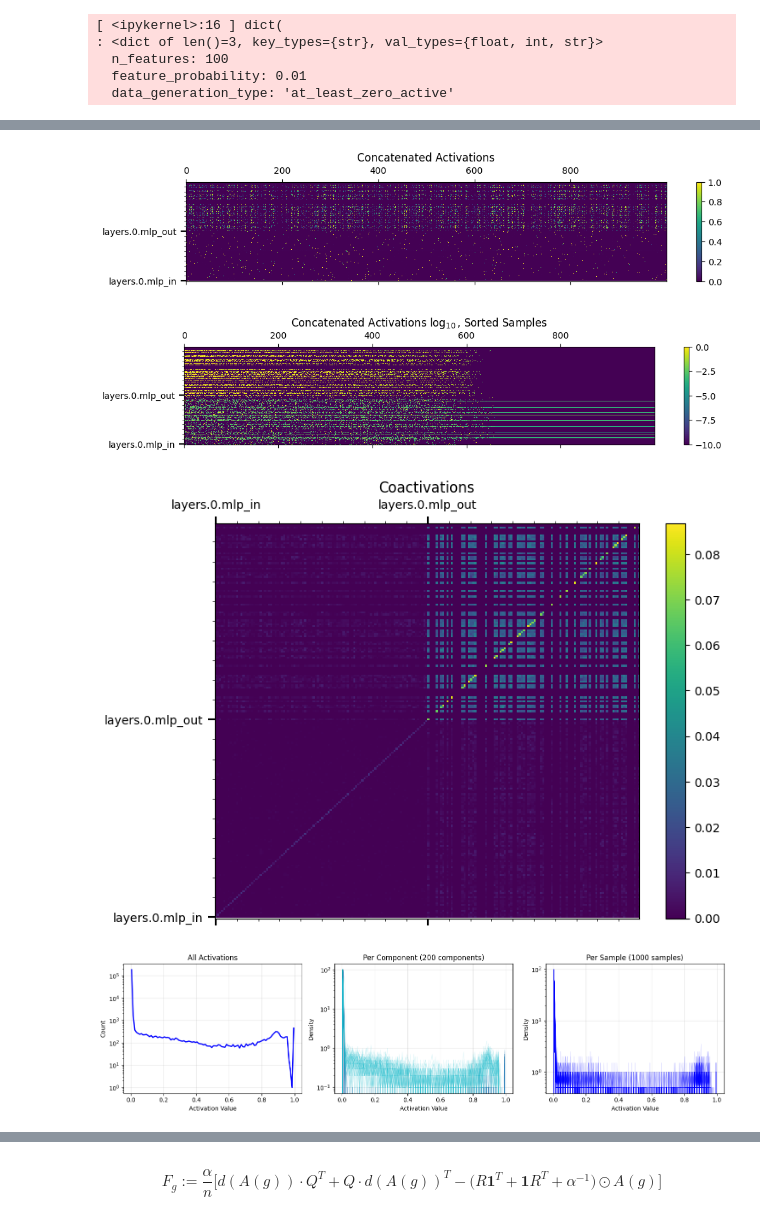
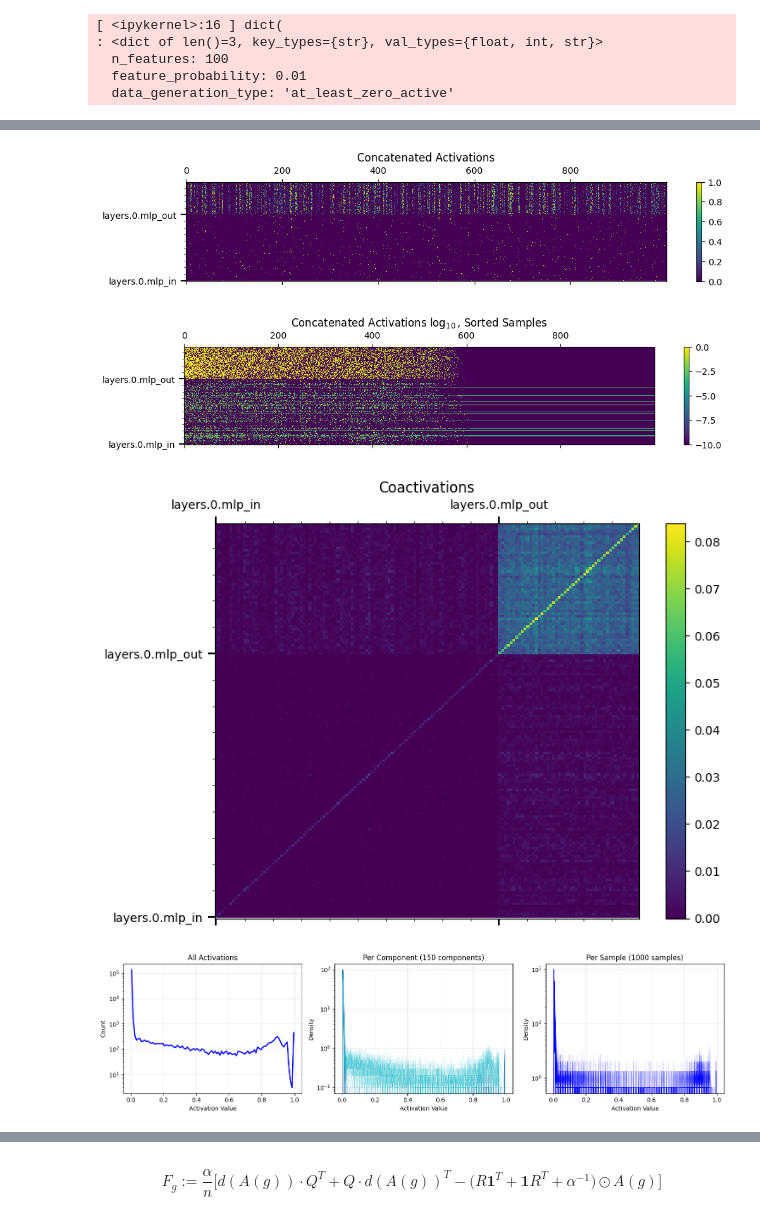
Before and after one commit to moosmiddelkoop/spd, a Jupyter notebook: spd/clustering/dev.ipynb, the cells around one changed output, grey strips where cells are left out. Cells and saved outputs as stored; diff of their text form; code cells hidden in the pictures.

```diff
--- a/spd/clustering/dev.ipynb
+++ b/spd/clustering/dev.ipynb
@@ -75,7 +75,7 @@ dbg_auto(ci);
 # %%
 coa = process_activations(
 	ci,
-	filter_dead_threshold=0.00,
+	filter_dead_threshold=0.001,
 	plots=True,
 );
 # %% [output]
@@ -92,4 +93,4 @@ coa = process_activations(
-[figure, old version]
+[figure, new version]
-[figure, old version]
+[figure, new version]
-[figure, old version]
+[figure, new version]
-[figure, old version]
+[figure, new version]
```
Also changed, not shown: parts of 10 cells of this notebook, 4 other files.
